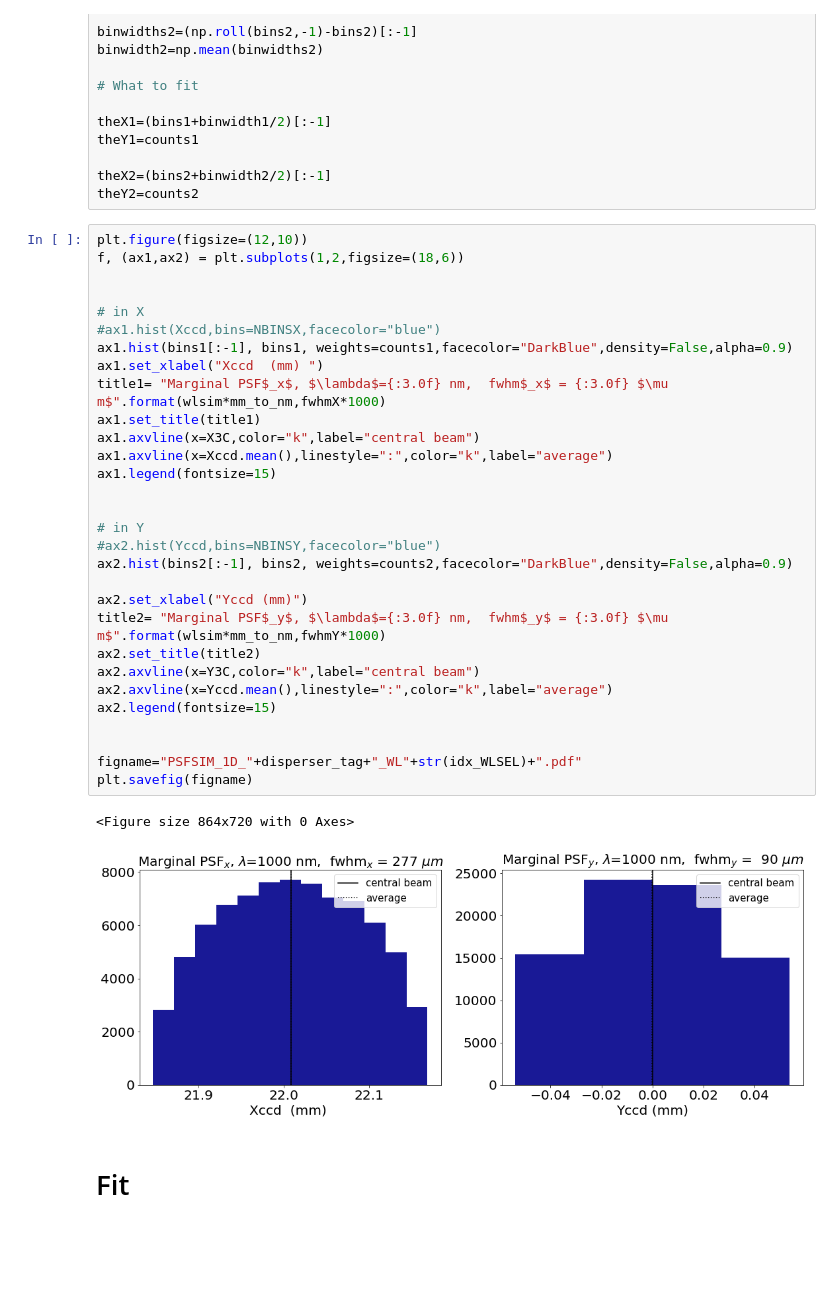
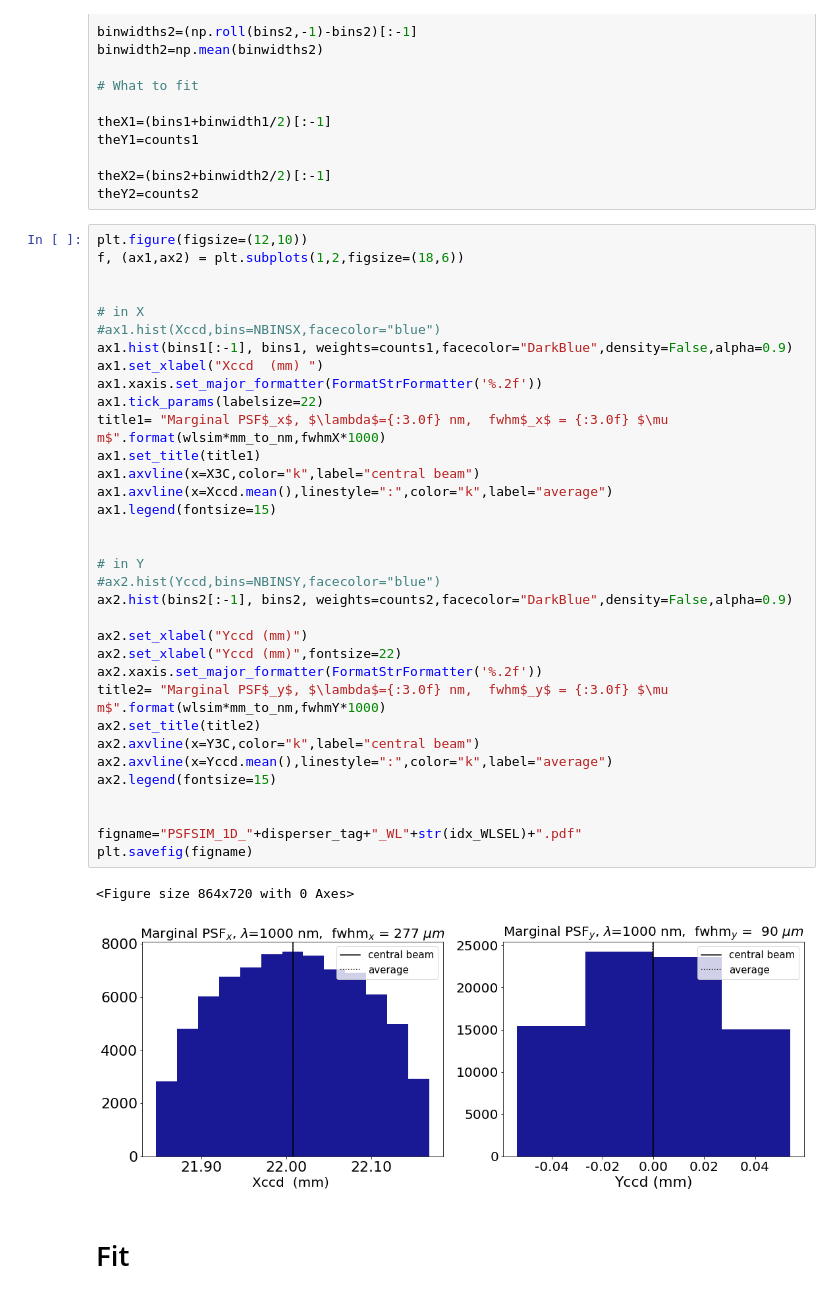
Before and after one commit to sylvielsstfr/OpticSimWthB4, a Jupyter notebook: DrawPSF/notebooks/AnaInterpolatedPSF.ipynb, the cells around one changed output. Saved outputs shown, nothing was run; the diff lists cells and outputs as text; blank space fills up the shorter version.

```diff
--- a/DrawPSF/notebooks/AnaInterpolatedPSF.ipynb
+++ b/DrawPSF/notebooks/AnaInterpolatedPSF.ipynb
@@ -380,33 +388,37 @@ plt.figure(figsize=(12,10))
 f, (ax1,ax2) = plt.subplots(1,2,figsize=(18,6))
 
 
 # in X
 #ax1.hist(Xccd,bins=NBINSX,facecolor="blue")
 ax1.hist(bins1[:-1], bins1, weights=counts1,facecolor="DarkBlue",density=False,alpha=0.9)
 ax1.set_xlabel("Xccd  (mm) ")
+ax1.xaxis.set_major_formatter(FormatStrFormatter('%.2f'))
+ax1.tick_params(labelsize=22)
 title1= "Marginal PSF$_x$, $\lambda$={:3.0f} nm,  fwhm$_x$ = {:3.0f} $\mu m$".format(wlsim*mm_to_nm,fwhmX*1000)
 ax1.set_title(title1)
 ax1.axvline(x=X3C,color="k",label="central beam")
 ax1.axvline(x=Xccd.mean(),linestyle=":",color="k",label="average")
 ax1.legend(fontsize=15)
 
 
 # in Y
 #ax2.hist(Yccd,bins=NBINSY,facecolor="blue")
 ax2.hist(bins2[:-1], bins2, weights=counts2,facecolor="DarkBlue",density=False,alpha=0.9)
 
 ax2.set_xlabel("Yccd (mm)")
+ax2.set_xlabel("Yccd (mm)",fontsize=22)
+ax2.xaxis.set_major_formatter(FormatStrFormatter('%.2f'))
 title2= "Marginal PSF$_y$, $\lambda$={:3.0f} nm,  fwhm$_y$ = {:3.0f} $\mu m$".format(wlsim*mm_to_nm,fwhmY*1000)
 ax2.set_title(title2)
 ax2.axvline(x=Y3C,color="k",label="central beam")
 ax2.axvline(x=Yccd.mean(),linestyle=":",color="k",label="average")
 ax2.legend(fontsize=15)
 
 
 figname="PSFSIM_1D_"+disperser_tag+"_WL"+str(idx_WLSEL)+".pdf"
 plt.savefig(figname)
 # %% [output]
 <Figure size 864x720 with 0 Axes>
-[figure, old version]
+[figure, new version]
 # %% [markdown]
 # Fit
```
Also changed, not shown: parts of 32 cells of this notebook.
